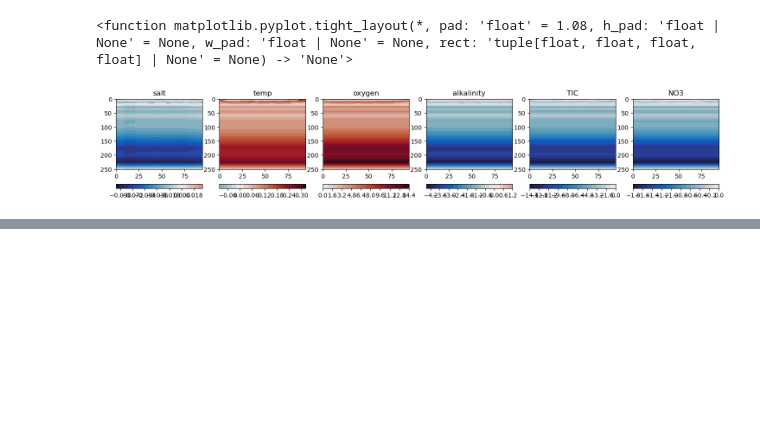
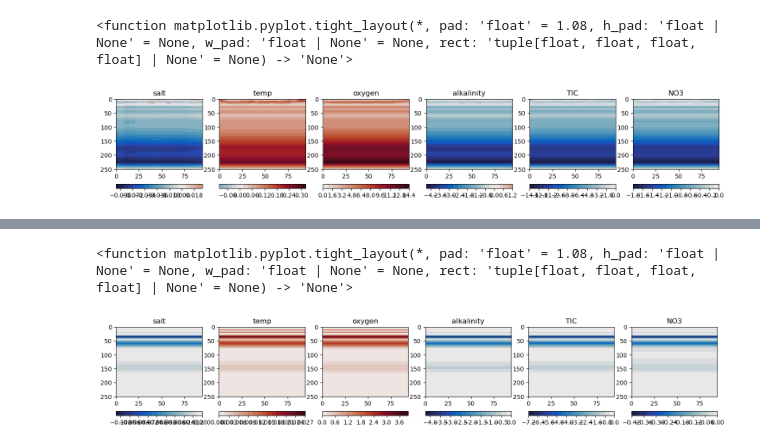
Before and after one commit to UBC-MOAD/analysis-becca, a Jupyter notebook: projections/bdy_play.ipynb, the cells around one changed output, grey strips where cells are left out. Drawn from its saved outputs; the diff is of its cells as text; code cells hidden in the pictures; blank space fills up the shorter version.

Commit message:
came up with columbia river fraction change and script for all JdF boundary scenarios

```diff
--- a/projections/bdy_play.ipynb
+++ b/projections/bdy_play.ipynb
@@ -593,0 +615,19 @@ plt.tight_layout
+# %%
+# based on the difference between the CMIP5 enssemble mean and the historical columbia river hydrograph in Fickin2016 (figure 5) this is our monthly scaling of flow:
+monthly_factor = np.array([
+    2.5,  # Jan
+    2.6,  # Feb
+    2.3,  # Mar
+    1.4,  # Apr
+    0.8,  # May
+    0.5,  # Jun
+    0.5,  # Jul
+    0.7,  # Aug
+    0.8,  # Sep
+    0.9,  # Oct
+    1.2,  # Nov
+    2.2   # Dec
+])
+# %%
+# make a new copy of the boundary file
+interps = {k: v.copy() for k, v in original_interps.items()}
@@ -593,0 +682,27 @@ plt.tight_layout
+# %%
+# test figure to make sure what you expect so far
+
+# looks at a section for each edited variable
+X, Y = np.meshgrid(day1.xbT[0:95].values,day1.deptht.values)
+tracers = ['salt','temp','oxygen','alkalinity','TIC','NO3']
+
+fig, ax = plt.subplots(1,6,figsize=[18,3])
+
+for i in range(len(tracers)):
+
+    title=f"{tracers[i]}"
+    ax[i].set_title(title)
+
+    values = interps[tracers[i]][:,0,0:95] - original_interps[tracers[i]][:,0,0:95]
+    vmin, vmax = -np.max(abs(values)), np.max(abs(values))
+
+    cs = ax[i].contourf(X,Y,values,levels=20,cmap=cm.balance,vmin=vmin,vmax=vmax)
+    fig.colorbar(cs, ax=ax[i], location='bottom')
+    ax[i].set_ylim([250,0])
+
+plt.tight_layout
+
+# properties in expected direction and focused in the surface :)
+# %% [output]
+<function matplotlib.pyplot.tight_layout(*, pad: 'float' = 1.08, h_pad: 'float | None' = None, w_pad: 'float | None' = None, rect: 'tuple[float, float, float, float] | None' = None) -> 'None'>
+[figure, added]
```
Also changed, not shown: parts of 9 cells of this notebook, 4 other files.
